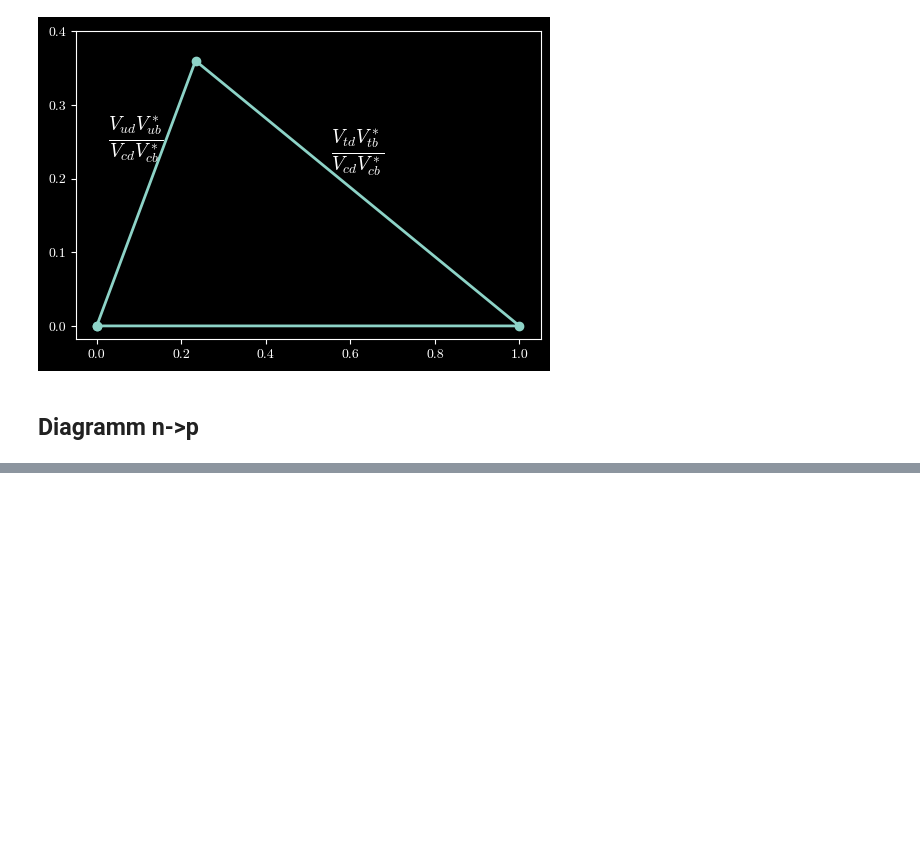
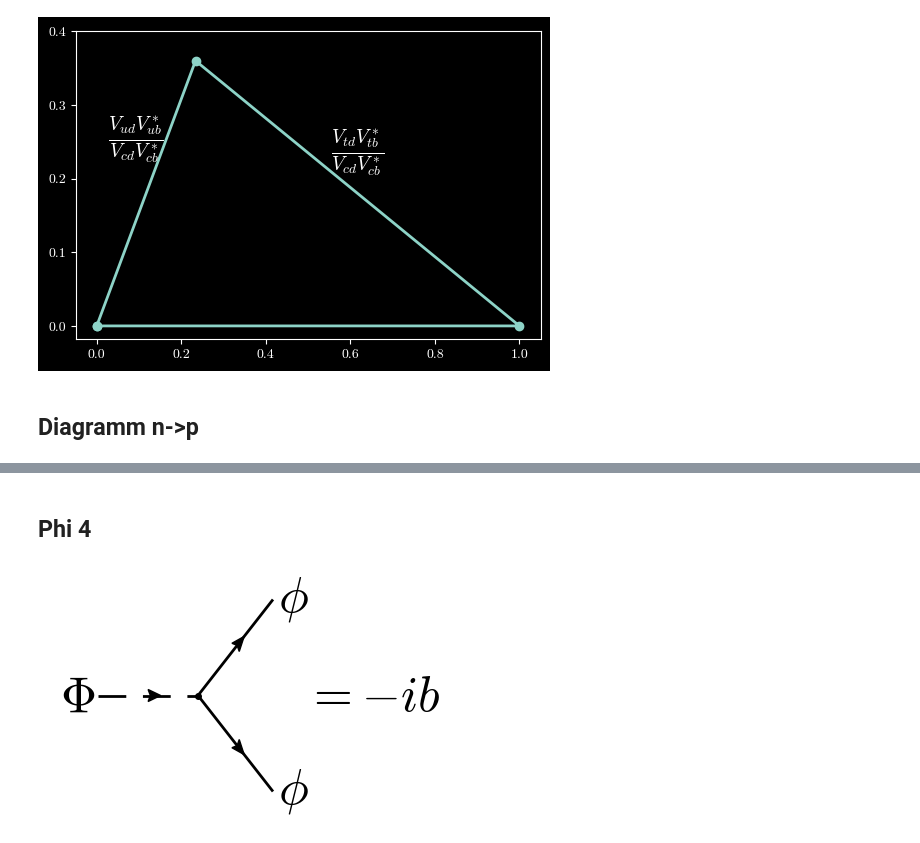
Before and after one commit to PhysCourse/Phenomenology, a Jupyter notebook: plots_with_python/plots_part2.ipynb, the cells around one changed output, grey strips where cells are left out. Drawn from its saved outputs; the diff is of its cells as text; code cells hidden in the pictures; blank space fills up the shorter version.

```diff
--- a/plots_with_python/plots_part2.ipynb
+++ b/plots_with_python/plots_part2.ipynb
@@ -246,0 +247,35 @@ fig.savefig(f'../docs/KaonDecay/CKM/images/tq-decay-{Theme.suff()}.svg',transpar
+# %% [markdown]
+## Phi 4
+# %%
+Theme.set("light")
+#Theme.set("dark")
+main_color = Theme.color()
+style_params = {"color": main_color}
+arrow_params = {"color": main_color,"width":0.02,"length":0.05}
+fig = plt.figure(figsize=(4,2.4))
+ax = fig.add_axes([0,0,1,1 ], frameon=False)
+diagram = Diagram(ax)
+
+ax.set_xlim(0, 0.8)
+ax.set_ylim(0, 0.4)
+
+H = 0.4
+in1 = diagram.vertex(xy=(0.1, 0.2), marker='', **style_params)
+center = diagram.vertex(xy=(0.3, 0.2), **style_params,markersize=4)
+out1 = diagram.vertex(xy=(0.45, 0.04), marker='', **style_params)
+out2 = diagram.vertex(xy=(0.45, H-0.04), marker='', **style_params)
+
+diagram.line(in1, center, **style_params,style='dashed',linewidth=2,arrow_param=arrow_params)
+diagram.line(center, out1, **style_params,linewidth=2,arrow_param=arrow_params)
+diagram.line(center, out2, **style_params,linewidth=2,arrow_param=arrow_params)
+
+diagram.text(in1.xy[0]-0.04, in1.xy[1]-0.005, r"$\Phi$", fontsize=36)
+diagram.text(out1.xy[0]+0.04, out1.xy[1], r"$\phi$", fontsize=36)
+diagram.text(out2.xy[0]+0.04, out2.xy[1], r"$\phi$", fontsize=36)
+
+diagram.text(out2.xy[0]+0.2, center.xy[1]-0.005, r"$=-ib$", fontsize=36)
+
+diagram.plot()
+fig.savefig(f'../docs/KaonDecay/FCNC/images/Phi-2phi-{Theme.suff()}.svg',transparent=True)
+# %% [output]
+[figure, added]
```
Also changed, not shown: parts of 13 cells of this notebook, 33 other files.
